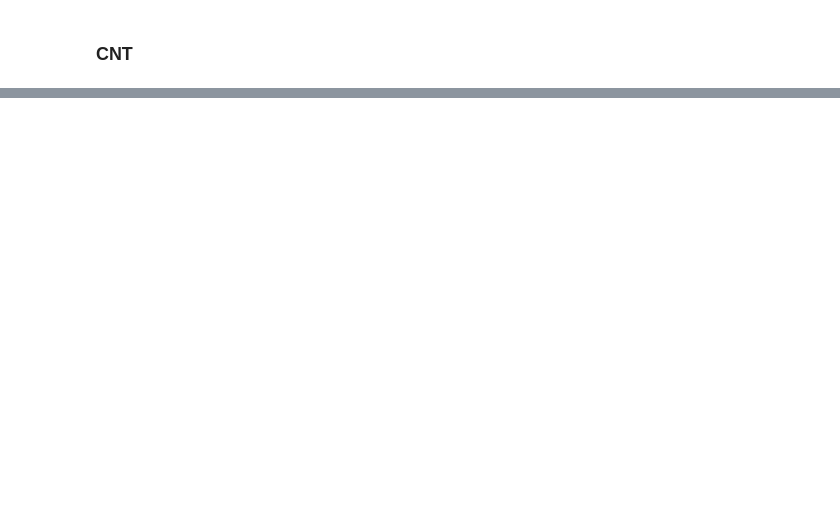
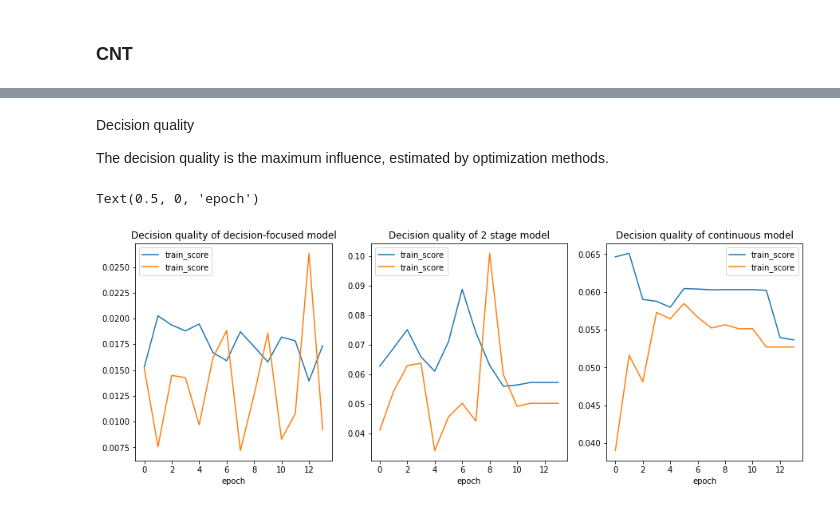
Before and after one commit to mario-michelessa/influence-maximization, a Jupyter notebook: decision_focused_learning/grd_main_twitter.ipynb, the cells around one changed output, grey strips where cells are left out. Saved outputs shown, nothing was run; the diff lists cells and outputs as text; code cells hidden in the pictures; blank space fills up the shorter version.

Commit message:
first_tests_gpu

```diff
--- a/decision_focused_learning/grd_main_twitter.ipynb
+++ b/decision_focused_learning/grd_main_twitter.ipynb
@@ -303,0 +377,36 @@ sns.lineplot(list(range(20)), test_scores)
+# %%
+quality_decision_based_train=[0.015288348495960235,0.020257513225078582 ,0.01936897709965706  ,0.018799322098493575 ,.019463644921779634  ,0.016700024902820586 ,0.01590406075119972  ,0.01871654763817787  ,0.017278300225734712 ,0.015782848000526428 ,0.01820402070879936  ,0.017835138738155364 ,0.013945347815752029 ,0.01737329438328743  ]
+quality_decision_based_test  = [0.015173667669296264,0.007551929354667664,0.014478504657745361,0.014267870783805847,0.009686842560768127,0.01617351770401001,0.01883455514907837,0.007182687520980835,0.012591168284416199,0.018572977185249327,0.008294036984443665,0.010770317912101746,0.02632948160171509,0.009215238690376281,]
+
+quality_2_stage_train = [0.06274317726492881, 0.06885293275117874, 0.0750866748392582, 0.06588671803474426, 0.06102966964244842, 0.07097437083721161, 0.08876516669988632, 0.0741001047194004, 0.06304563134908676, 0.05594222992658615, 0.056365196406841275, 0.05722642466425896, 0.05722642466425896, 0.05722642466425896]
+quality_2_stage_test = [0.04106912612915039,0.054186728596687314,0.06293168067932128,0.0637294352054596,0.034126061201095584,0.045535266399383545,0.050166568160057066,0.044150781631469724,0.1009661465883255,0.05989144742488861,0.04914851486682892,0.050147178769111636, 0.050147178769111636, 0.050147178769111636]
+
+quality_CNT_train = [0.06463120132684708,0.06510359048843384  ,0.058999452739953995, 0.05875115767121315  ,0.057967768609523775 ,0.06044074296951294  ,0.06037365570664406  ,0.0602763794362545   ,0.060297693312168124 ,0.060297693312168124 ,0.060297693312168124 ,0.0602118082344532   ,0.0539618082344532   ,0.05364147499203682   ]
+quality_CNT_test = [0.039006182551383974,0.05163630247116089,0.048112612962722776,0.05727651119232178,0.05643411874771118,0.058458879590034485,0.05664604902267456,0.055219563841819766,0.0556481271982193,0.05512729585170746,0.05512729585170746,0.05270652174949646,0.05270652174949646,0.05270652174949646]
+# %% [markdown]
+Decision quality
+
+The decision quality is the maximum influence, estimated by optimization methods.
+# %%
+fig, ax = plt.subplots(1,3, figsize = (15,5))
+
+ax[0].plot(quality_decision_based_train, label = "train_score")
+ax[0].plot(quality_decision_based_test, label = "train_score")
+ax[0].set_title("Decision quality of decision-focused model")
+ax[0].legend()
+ax[0].set_xlabel("epoch")
+
+ax[1].plot(quality_2_stage_train, label = "train_score")
+ax[1].plot(quality_2_stage_test, label = "train_score")
+ax[1].set_title("Decision quality of 2 stage model")
+ax[1].legend()
+ax[1].set_xlabel("epoch")
+
+ax[2].plot(quality_CNT_train, label = "train_score")
+ax[2].plot(quality_CNT_test, label = "train_score")
+ax[2].set_title("Decision quality of continuous model")
+ax[2].legend()
+ax[2].set_xlabel("epoch")
+# %% [output]
+Text(0.5, 0, 'epoch')
+[figure, added]
```
Also changed, not shown: parts of 12 cells of this notebook, 8 other files.
